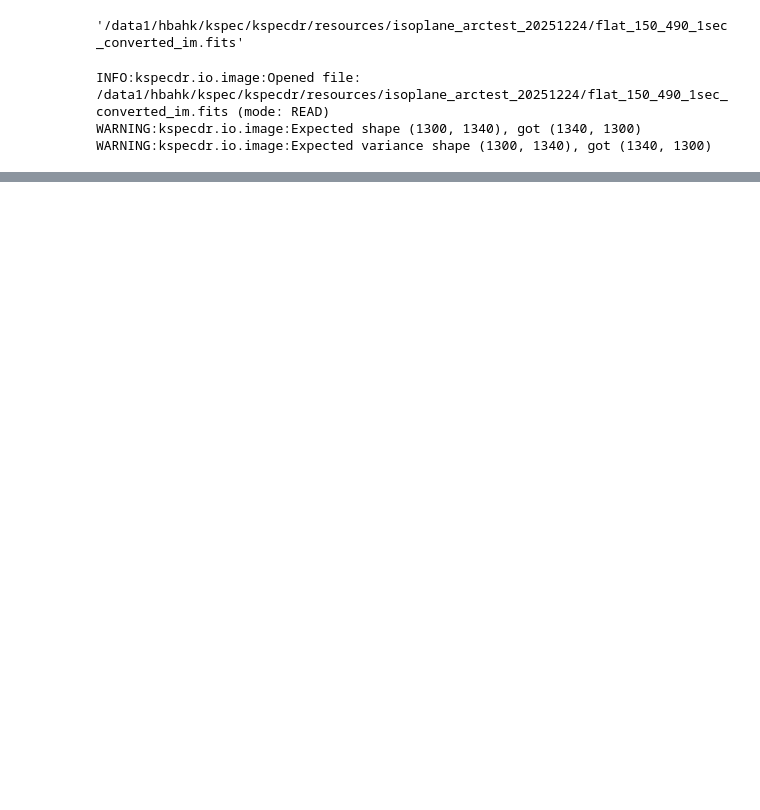
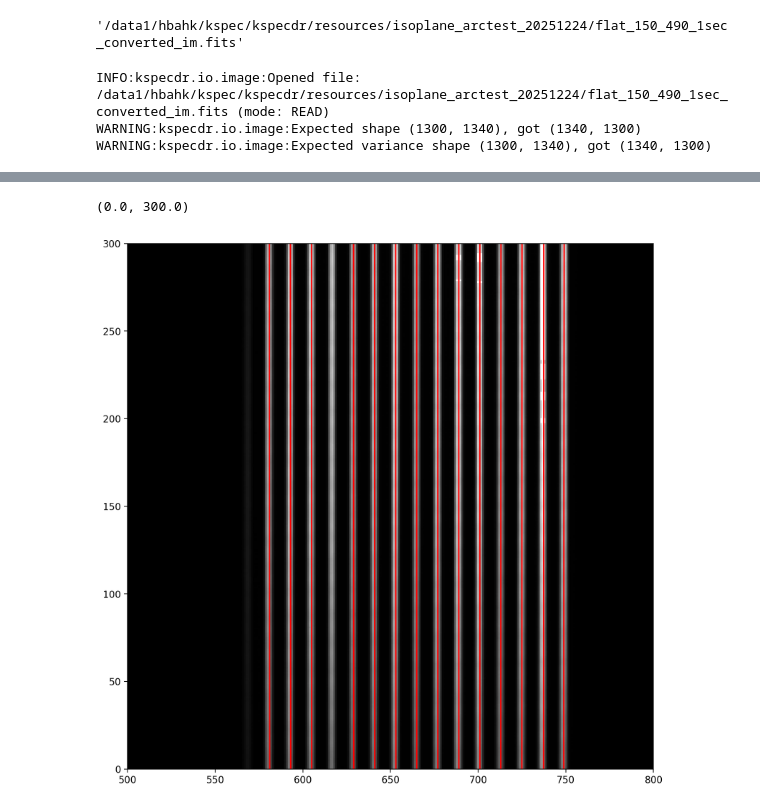
Before and after one commit to hbahk/kspecdr, a Jupyter notebook: notebooks/test_arc_20251224.ipynb, the cells around one changed output, grey strips where cells are left out. Cells and saved outputs as stored; diff of their text form; code cells hidden in the pictures; blank space fills up the shorter version.

```diff
--- a/notebooks/test_arc_20251224.ipynb
+++ b/notebooks/test_arc_20251224.ipynb
@@ -161,0 +149,6 @@ Table length=300
+# %%
+fpath_tlm = new_fpath.parent / (new_fpath.stem + "_tlm.fits")
+
+hdul = fits.open(fpath_tlm)
+tlm_data = hdul[0].data
+hdul.info()
@@ -161,0 +180,12 @@ Table length=300
+# %%
+fig = plt.figure(figsize=(10, 10))
+ax = fig.add_subplot(111)
+ax.imshow(img_data, cmap='gray', origin='lower')
+for tl in tlm_data:
+    ax.plot(tl, np.arange(tl.shape[0]), c="r")
+
+ax.set_xlim(500, 800)
+ax.set_ylim(0, 300)
+# %% [output]
+(0.0, 300.0)
+[figure, added]
```
Also changed, not shown: parts of 9 cells of this notebook.
